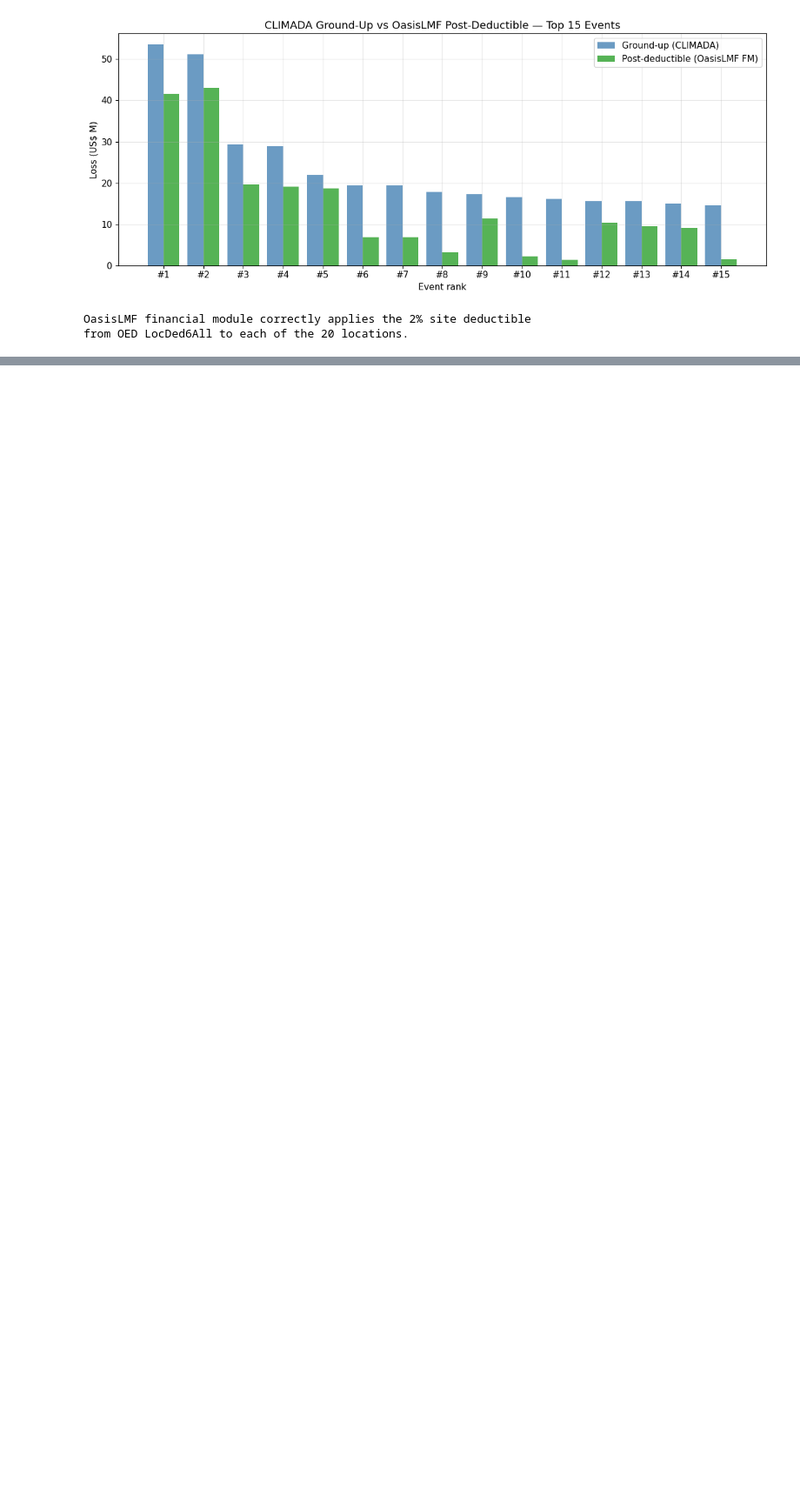
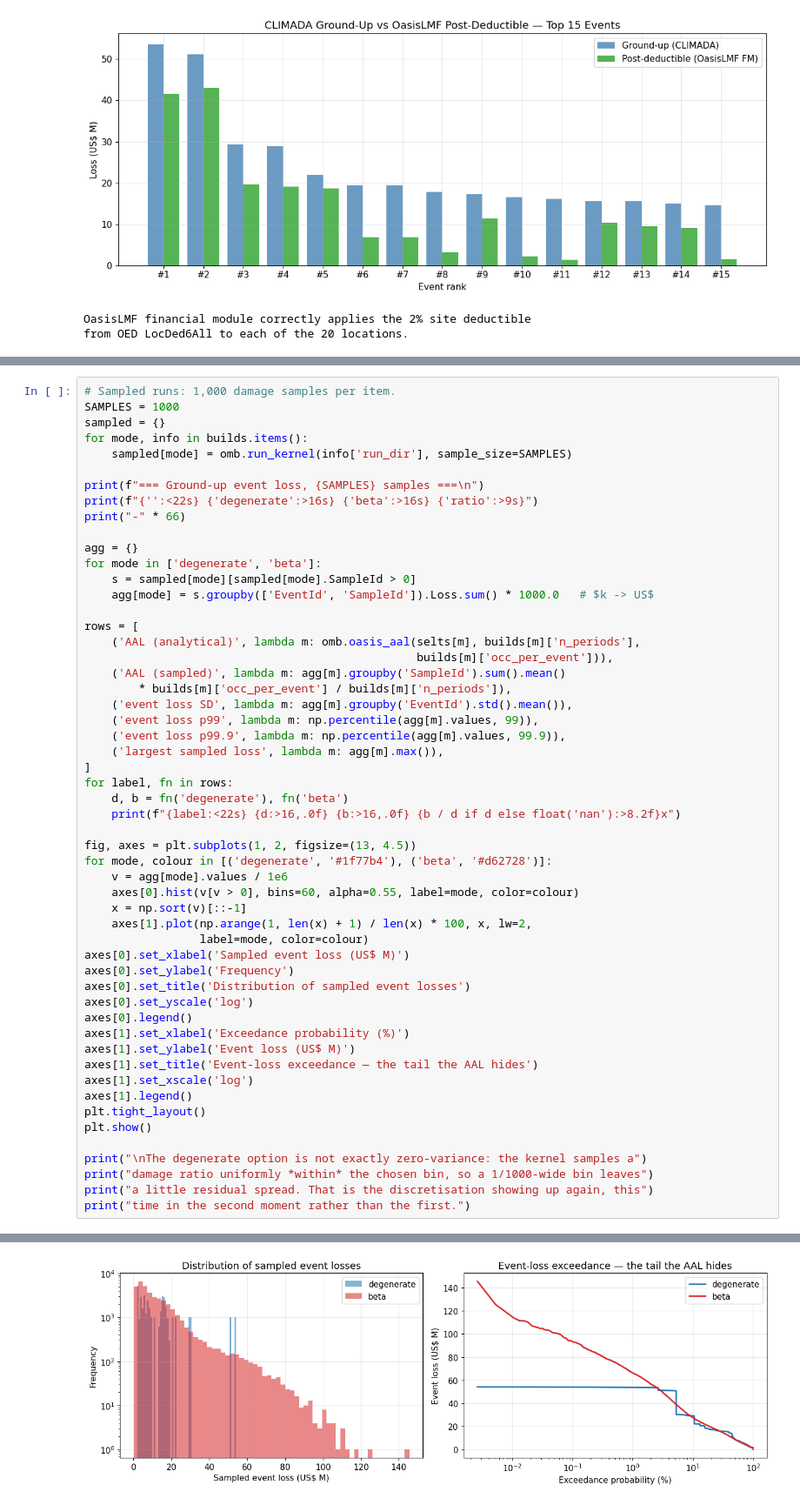
Before and after one commit to hendryliu/physical-climate-risk-samples, a Jupyter notebook: tcfd-physical-risk/tcfd_physical_risk_assessment.ipynb, the cells around one changed output, grey strips where cells are left out. Shown at 87% size. Cells and saved outputs as stored; diff of their text form; blank space fills up the shorter version.

```diff
--- a/tcfd-physical-risk/tcfd_physical_risk_assessment.ipynb
+++ b/tcfd-physical-risk/tcfd_physical_risk_assessment.ipynb
@@ -871,0 +1075,55 @@ from OED LocDed6All to each of the 20 locations.
+# %%
+# Sampled runs: 1,000 damage samples per item.
+SAMPLES = 1000
+sampled = {}
+for mode, info in builds.items():
+    sampled[mode] = omb.run_kernel(info['run_dir'], sample_size=SAMPLES)
+
+print(f"=== Ground-up event loss, {SAMPLES} samples ===\n")
+print(f"{'':<22s} {'degenerate':>16s} {'beta':>16s} {'ratio':>9s}")
+print("-" * 66)
+
+agg = {}
+for mode in ['degenerate', 'beta']:
+    s = sampled[mode][sampled[mode].SampleId > 0]
+    agg[mode] = s.groupby(['EventId', 'SampleId']).Loss.sum() * 1000.0   # $k -> US$
+
+rows = [
+    ('AAL (analytical)', lambda m: omb.oasis_aal(selts[m], builds[m]['n_periods'],
+                                                 builds[m]['occ_per_event'])),
+    ('AAL (sampled)', lambda m: agg[m].groupby('SampleId').sum().mean()
+        * builds[m]['occ_per_event'] / builds[m]['n_periods']),
+    ('event loss SD', lambda m: agg[m].groupby('EventId').std().mean()),
+    ('event loss p99', lambda m: np.percentile(agg[m].values, 99)),
+    ('event loss p99.9', lambda m: np.percentile(agg[m].values, 99.9)),
+    ('largest sampled loss', lambda m: agg[m].max()),
+]
+for label, fn in rows:
+    d, b = fn('degenerate'), fn('beta')
+    print(f"{label:<22s} {d:>16,.0f} {b:>16,.0f} {b / d if d else float('nan'):>8.2f}x")
+
+fig, axes = plt.subplots(1, 2, figsize=(13, 4.5))
+for mode, colour in [('degenerate', '#1f77b4'), ('beta', '#d62728')]:
+    v = agg[mode].values / 1e6
+    axes[0].hist(v[v > 0], bins=60, alpha=0.55, label=mode, color=colour)
+    x = np.sort(v)[::-1]
+    axes[1].plot(np.arange(1, len(x) + 1) / len(x) * 100, x, lw=2,
+                 label=mode, color=colour)
+axes[0].set_xlabel('Sampled event loss (US$ M)')
+axes[0].set_ylabel('Frequency')
+axes[0].set_title('Distribution of sampled event losses')
+axes[0].set_yscale('log')
+axes[0].legend()
+axes[1].set_xlabel('Exceedance probability (%)')
+axes[1].set_ylabel('Event loss (US$ M)')
+axes[1].set_title('Event-loss exceedance — the tail the AAL hides')
+axes[1].set_xscale('log')
+axes[1].legend()
+plt.tight_layout()
+plt.show()
+
+print("\nThe degenerate option is not exactly zero-variance: the kernel samples a")
+print("damage ratio uniformly *within* the chosen bin, so a 1/1000-wide bin leaves")
+print("a little residual spread. That is the discretisation showing up again, this")
+print("time in the second moment rather than the first.")
+# %% [output]
@@ -871,0 +1140 @@ from OED LocDed6All to each of the 20 locations.
+[figure, added]
```
Also changed, not shown: parts of 10 cells of this notebook, 4 other files.
